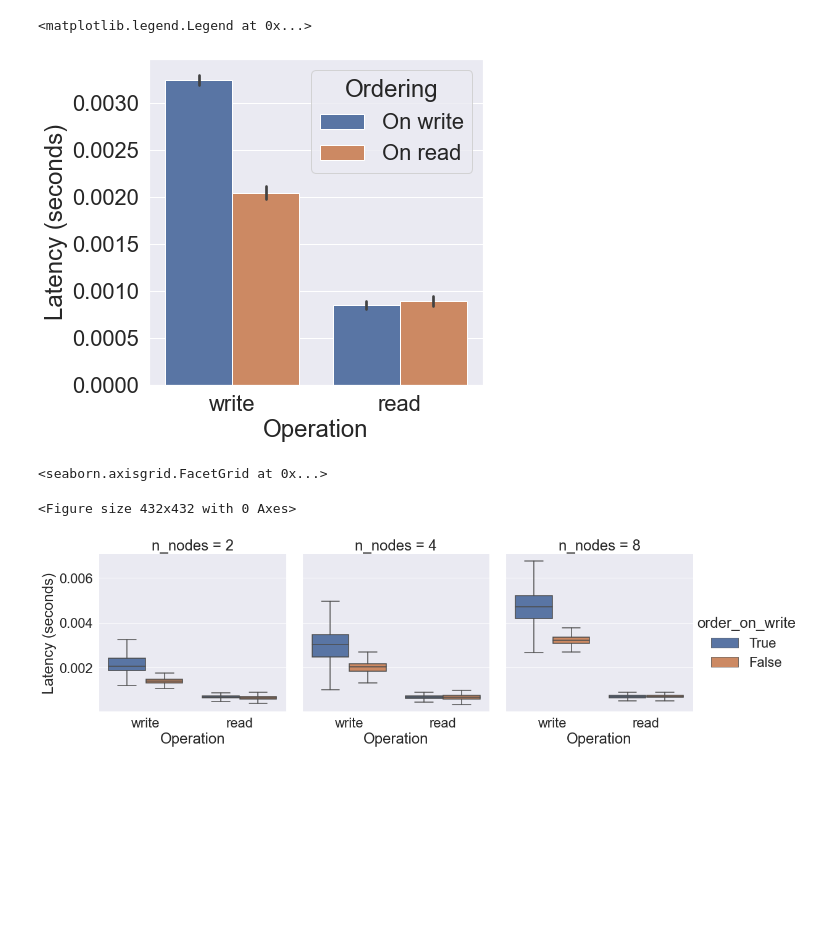
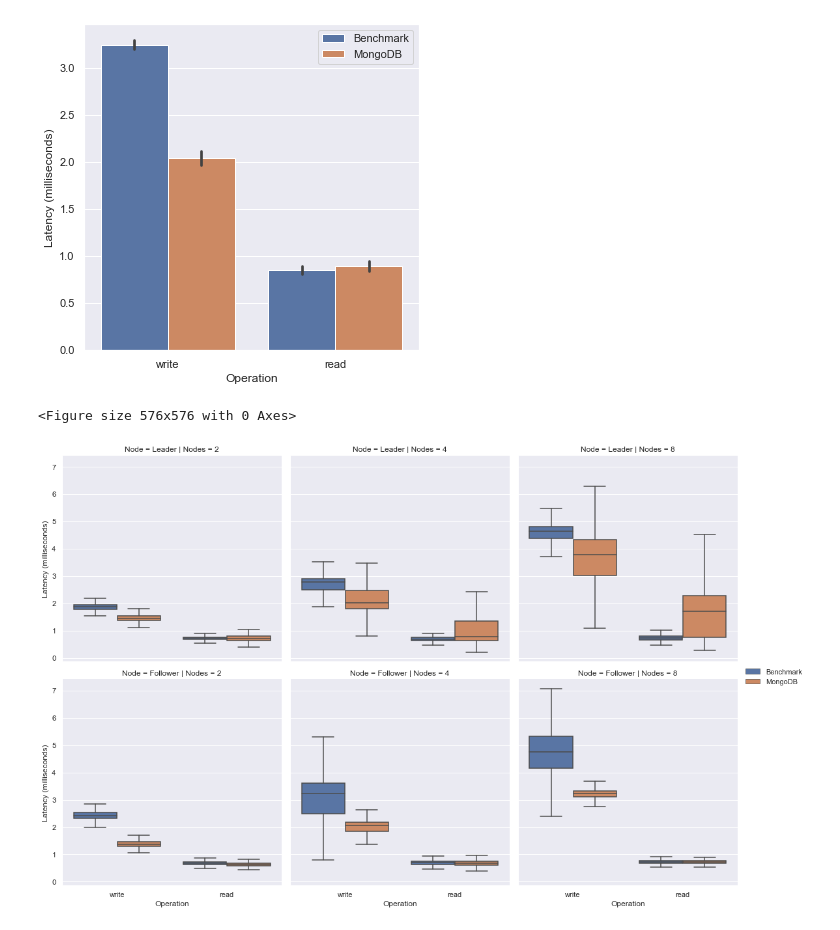
Before and after one commit to tomwassing/mango-db, a Jupyter notebook: experiments/data_das_exp_1.ipynb, the cells around one changed output. Cells and saved outputs as stored; diff of their text form; code cells hidden in the pictures; blank space fills up the shorter version.

```diff
--- a/experiments/data_das_exp_1.ipynb
+++ b/experiments/data_das_exp_1.ipynb
@@ -5,7 +5,7 @@ import seaborn as sns
 import glob
 
 sns.set_theme()
-sns.set(font_scale = 2)
+# sns.set(font_scale = 2)
 # %%
 data_df = pd.DataFrame(columns=["system_name", "run_id", "latency", "operation", "on_leader", "n_nodes", "n_clients", "order_on_write"])
 
@@ -13,7 +13,8 @@ for f in glob.glob("results/experiment1_*"):
     temp_df = pd.read_csv(f)
     data_df = data_df.append(temp_df, ignore_index=True)
 
+data_df["latency"] = data_df["latency"]  * 1000
 
-# data_df["Ordering"] = "On write" if  data_df["order_on_write"] == 1 else "On read"
-
-data_df.to_csv("results/experiment1.csv")
+data_df["Node"] = "None"
+data_df["Node"] = data_df["on_leader"].apply(lambda x: "Leader" if x else "Follower")
+data_df = data_df.rename(columns={"n_nodes": "Nodes", "operation": "Operation"})
@@ -32,19 +21,32 @@ agg_df["latency_factor"] = agg_df["latency"] / agg_df["n_nodes"]
 # %%
 plt.figure(figsize=(6, 6))
-ax = sns.barplot(x="operation", y="latency", hue="order_on_write", hue_order=[True, False], data=data_df)
-ax.set(xlabel='Operation', ylabel='Latency (seconds)')
+ax = sns.barplot(x="Operation", y="latency", hue="order_on_write", hue_order=[True, False], data=data_df)
+ax.set(xlabel='Operation', ylabel='Latency (milliseconds)')
 
 leg_handles = ax.get_legend_handles_labels()[0]
-ax.legend(leg_handles, ['On write', 'On read'], title='Ordering')
+ax.legend(leg_handles, ['Benchmark', 'MongoDB'])
+plt.savefig("results/exp_1_barplot.png", bbox_inches='tight')
 # %% [output]
-<matplotlib.legend.Legend at 0x...>
-[figure, old version]
+[figure, new version]
 # %%
-plt.figure(figsize=(6, 6))
-ax = sns.catplot(kind="box", x="operation", y="latency", hue="order_on_write", hue_order=[True, False], col="n_nodes", data=data_df[data_df["latency"] < 3], showfliers=False)
-ax.set_ylabels("Latency (seconds)")
+plt.figure(figsize=(8, 8))
+ax = sns.catplot(kind="box", x="Operation", y="latency", hue="order_on_write", hue_order=[True, False], col="Nodes", row="Node", data=data_df, showfliers=False, legend=False)
+ax.set_ylabels("Latency (milliseconds)")
 ax.set_xlabels("Operation")
+
+
+hue_labels = ['Benchmark', 'MongoDB']
+ax.add_legend(legend_data={
+    key: value for key, value in zip(hue_labels, ax._legend_data.values())
+})
+
+# leg_handles = ax.get_legend_handles_labels()[0]
+# ax.legend(leg_handles, ['Benchmark', 'MongoDB'])
+# plt.savefig("results/exp_1_on_leader_box.png")
+
+# leg_handles = ax.get_legend_handles_labels()[0]
+# ax.legend(leg_handles, ['Benchmark', 'MongoDB'])
+plt.savefig("results/exp_1_on_leader.png", bbox_inches='tight')
 # %% [output]
-<seaborn.axisgrid.FacetGrid at 0x...>
+<Figure size 576x576 with 0 Axes>
-<Figure size 432x432 with 0 Axes>
-[figure, old version]
+[figure, new version]
```
Also changed, not shown: parts of 6 cells of this notebook, 8 other files.
